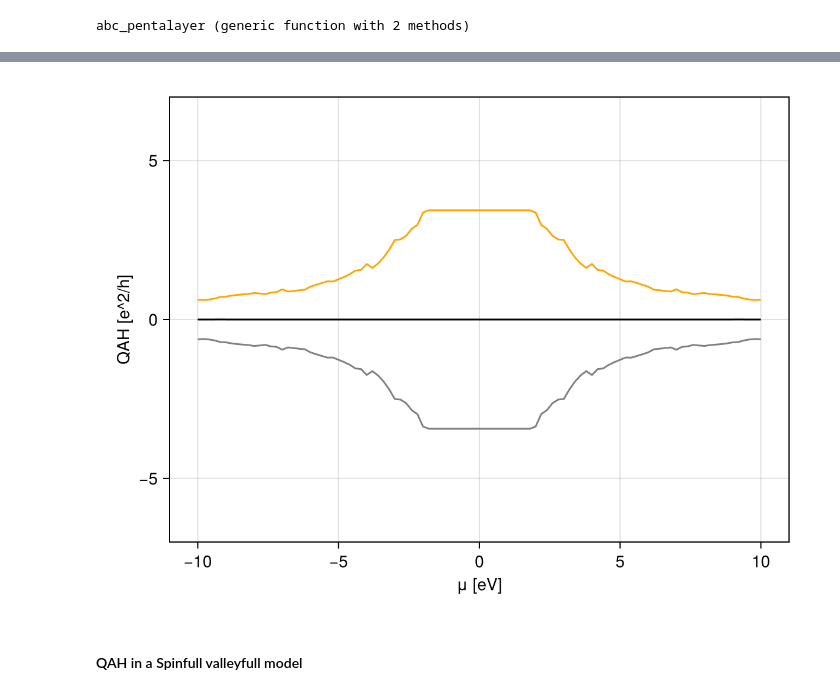
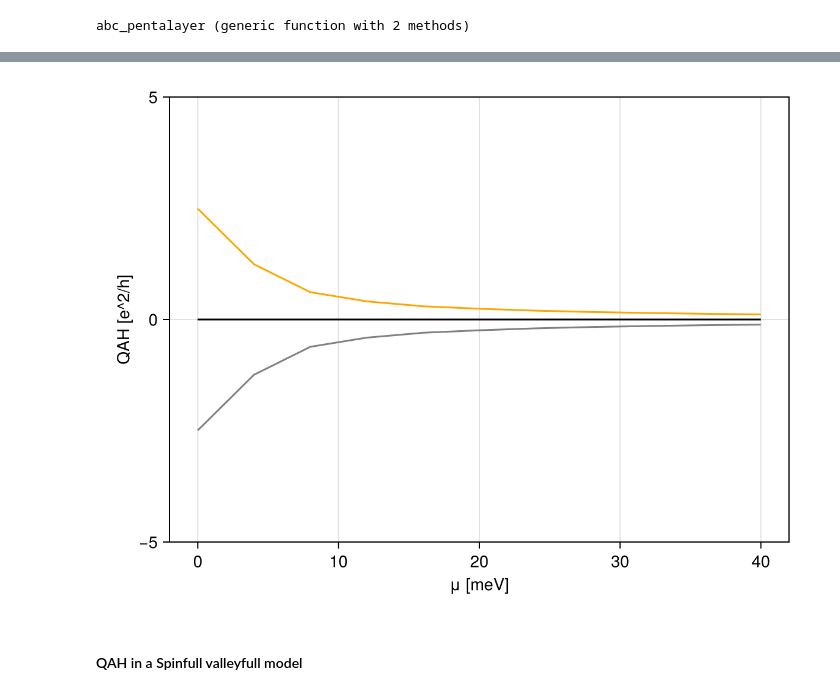
Before and after one commit to fernandopenaranda/LMC, a Jupyter notebook: src/Paper/MRinRhombohedral.ipynb, the cells around one changed output, grey strips where cells are left out. Saved outputs shown, nothing was run; the diff lists cells and outputs as text; code cells hidden in the pictures.

```diff
--- a/src/Paper/MRinRhombohedral.ipynb
+++ b/src/Paper/MRinRhombohedral.ipynb
@@ -311,0 +289,14 @@ fig
+# %%
+μlist = collect(0:0.125:7)
+p = Params_rhombohedral(1, 0, 3160, 390,-20, 315, 0*44, 1, 0)
+B = 10
+evals = 200000#200000 # T =4K evals = 200000 is ok for drude
+T = 4 #evals 80000 not perfect
+τ = 200
+N = 5
+
+xx_drude_presets(N, μ,ξ, evals) =
+    xx_drude_presets(N, μ, ξ, p; evals = evals, T = T, τ = τ)
+lmcnoshift_presets(N, μ, ξ, evals) = xxx_lmc_presets(N, μ, ξ, p; evals = evals,
+    T = T, τ = τ, berry_contribution = true, omm_contribution = true,
+    fermi_surface = false, with_shift = false)
@@ -363,3 +494,11 @@ fig
 include(rhomb_folder * "model.jl")
 # %% [output]
 abc_pentalayer (generic function with 2 methods)
+# %%
+# include(rhomb_folder * "model.jl")
+μ = 0
+ξ = -1
+T = 0
+N = 5
+evals = 5000
+μlist = collect(0:4:40)
@@ -366,25 +518,16 @@ abc_pentalayer (generic function with 2 methods)
 # %%
-include(rhomb_folder * "model.jl")
-μ = 0
-ξ = -1
-T = 0.5
-N = 7
-evals = 1000
-μlist = collect(-10:0.2:10)
-
-ahe_p(μ, ξ) = σxyahe_presets(N, μ, ξ, p, evals = evals, T = T)
-ahe_pos = [σij_anomalous_hall(ahe_p(μ, 1)) for μ in μlist];
-ahe_neg = [σij_anomalous_hall(ahe_p(μ, -1)) for μ in μlist];
+ahe_pos = [σij_anomalous_hall(σxyahe_presets(N, μ, 1, p, evals = evals, T = T)) for μ in μlist];
+ahe_neg = [σij_anomalous_hall(σxyahe_presets(N, μ, -1, p, evals = evals, T = T)) for μ in μlist];
 # %%
 fig = Figure()
-ax = Axis(fig[1,1], xlabel = "μ [eV]", ylabel = "QAH [e^2/h]")
+ax = Axis(fig[1,1], xlabel = "μ [meV]", ylabel = "QAH [e^2/h]")
 lines!(ax, μlist, ahe_pos, color =:gray)
 lines!(ax, μlist, ahe_neg, color =:orange)
 lines!(ax, μlist, ahe_pos+ahe_neg, color =:black)
 ylims!(-N,N)
 fig
 # %% [output]
-[figure, old version]
+[figure, new version]
 # %% [markdown]
 #### QAH in a Spinfull valleyfull model
 # %%
```
Also changed, not shown: parts of 36 cells of this notebook, 19 other files.
